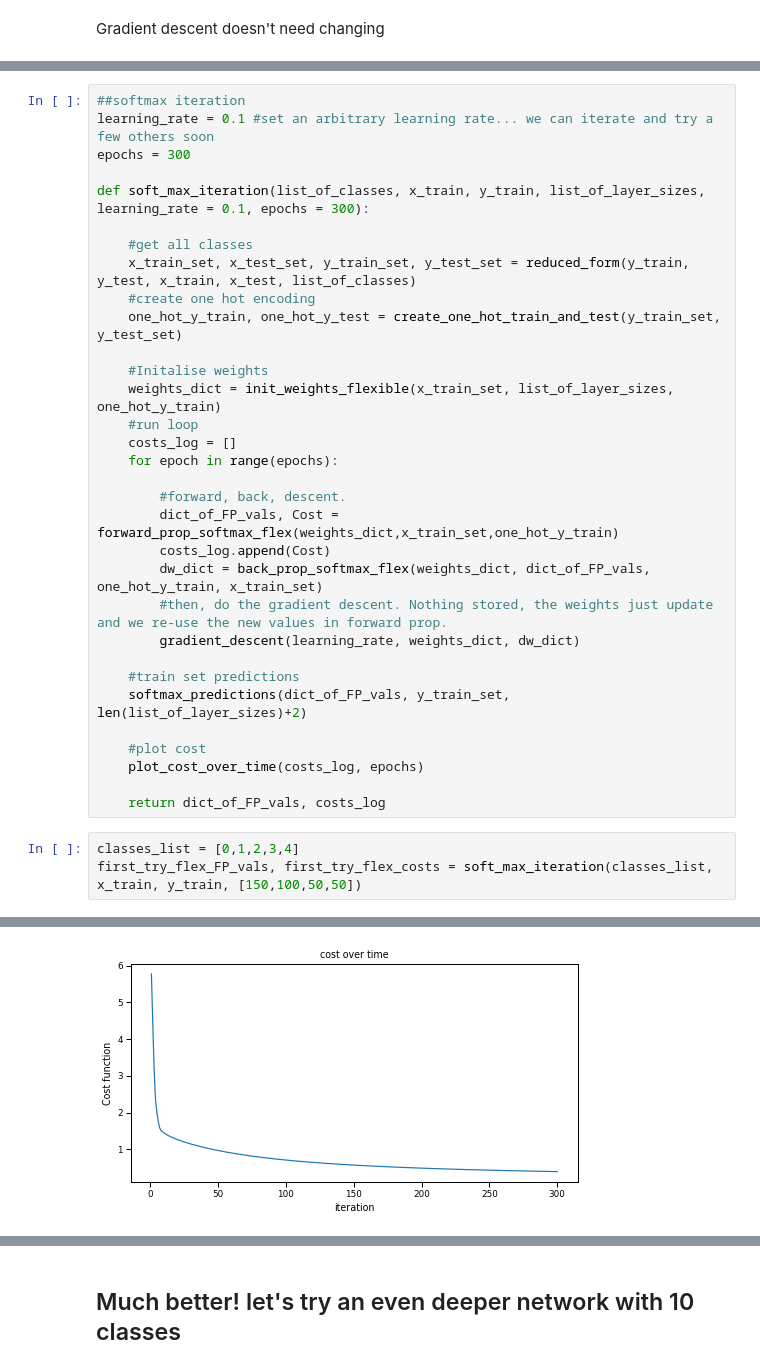
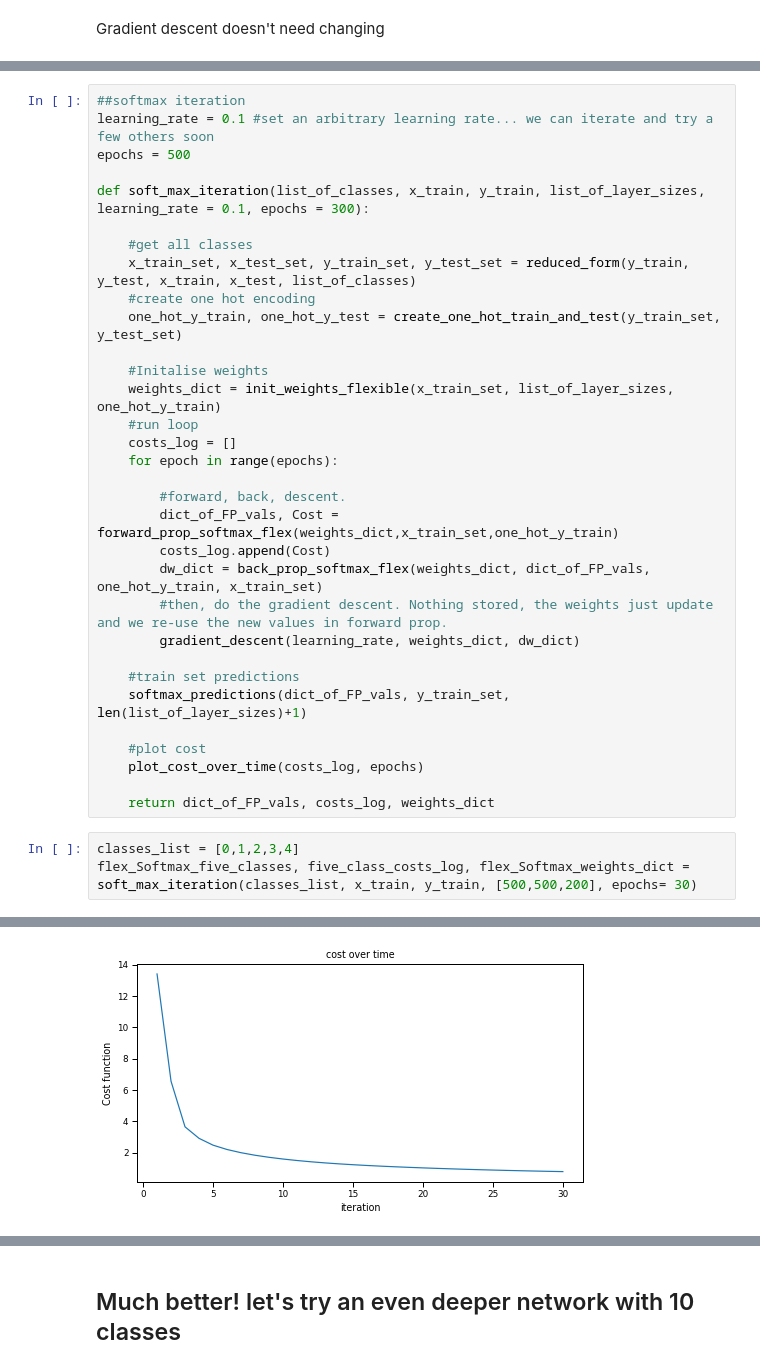
Before and after one commit to jakelourie1502/Neural_network_from_scratch, a Jupyter notebook: mnist_neural_net_from_scratch.ipynb, the cells around one changed output, grey strips where cells are left out. Drawn from its saved outputs; the diff is of its cells as text.

Commit message:
Achieves 80% correctness for 5 class function, adds function for looking at weights

```diff
--- a/mnist_neural_net_from_scratch.ipynb
+++ b/mnist_neural_net_from_scratch.ipynb
@@ -799,7 +820,7 @@ Gradient descent doesn't need changing
 # %%
 ##softmax iteration
 learning_rate = 0.1 #set an arbitrary learning rate... we can iterate and try a few others soon
-epochs = 300
+epochs = 500
 
 def soft_max_iteration(list_of_classes, x_train, y_train, list_of_layer_sizes, learning_rate = 0.1, epochs = 300):
 
@@ -822,15 +843,15 @@ def soft_max_iteration(list_of_classes, x_train, y_train, list_of_layer_sizes, l
         gradient_descent(learning_rate, weights_dict, dw_dict)
 
     #train set predictions
-    softmax_predictions(dict_of_FP_vals, y_train_set, len(list_of_layer_sizes)+2)
+    softmax_predictions(dict_of_FP_vals, y_train_set, len(list_of_layer_sizes)+1)
 
     #plot cost
     plot_cost_over_time(costs_log, epochs)
 
-    return dict_of_FP_vals, costs_log
+    return dict_of_FP_vals, costs_log, weights_dict
 # %%
 classes_list = [0,1,2,3,4]
-first_try_flex_FP_vals, first_try_flex_costs = soft_max_iteration(classes_list, x_train, y_train, [150,100,50,50])
+flex_Softmax_five_classes, five_class_costs_log, flex_Softmax_weights_dict = soft_max_iteration(classes_list, x_train, y_train, [500,500,200], epochs= 30)
 # %% [output]
 [0, 1, 2, 3, 4]
 (784, 30596)
@@ -850 +869 @@ incorrect: 20951
-[figure, old version]
+[figure, new version]
```
Also changed, not shown: parts of 10 cells of this notebook.
